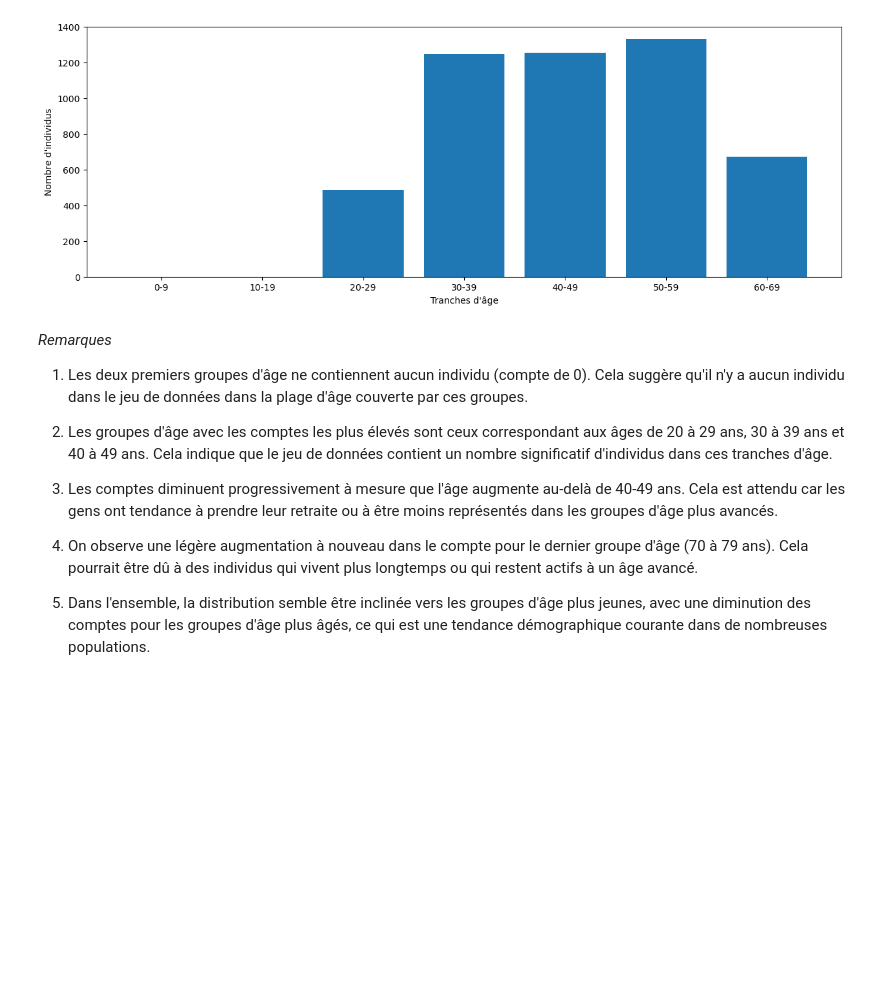
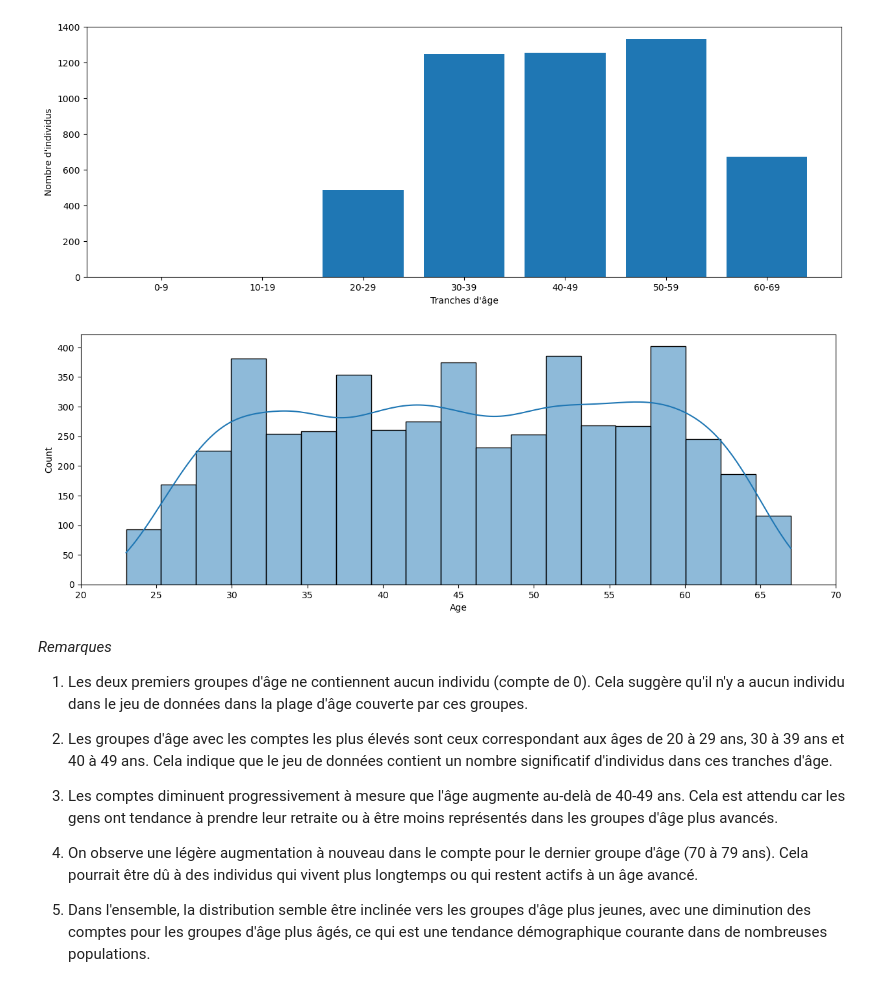
Before and after one commit to ImadElMaftouhi/Projet_dataMining, a Jupyter notebook: clustering.ipynb, the cells around one changed output. Drawn from its saved outputs; the diff is of its cells as text; code cells hidden in the pictures; blank space fills up the shorter version.

```diff
--- a/clustering.ipynb
+++ b/clustering.ipynb
@@ -222,7 +222,13 @@ plt.show()
 # %% [output]
 [figure]
 # %%
-plt.figure(fige
+plt.figure(figsize = (15,5) )
+
+sns.histplot(data = df , x = 'Age', kde=True)
+plt.xticks(range(20,71,5))
+plt.show()
+# %% [output]
+[figure, added]
 # %% [markdown]
 <i>Remarques</i>
 1. Les deux premiers groupes d'âge ne contiennent aucun individu (compte de 0). Cela suggère qu'il n'y a aucun individu dans le jeu de données dans la plage d'âge couverte par ces groupes.
```
Also changed, not shown: parts of 8 cells of this notebook.
